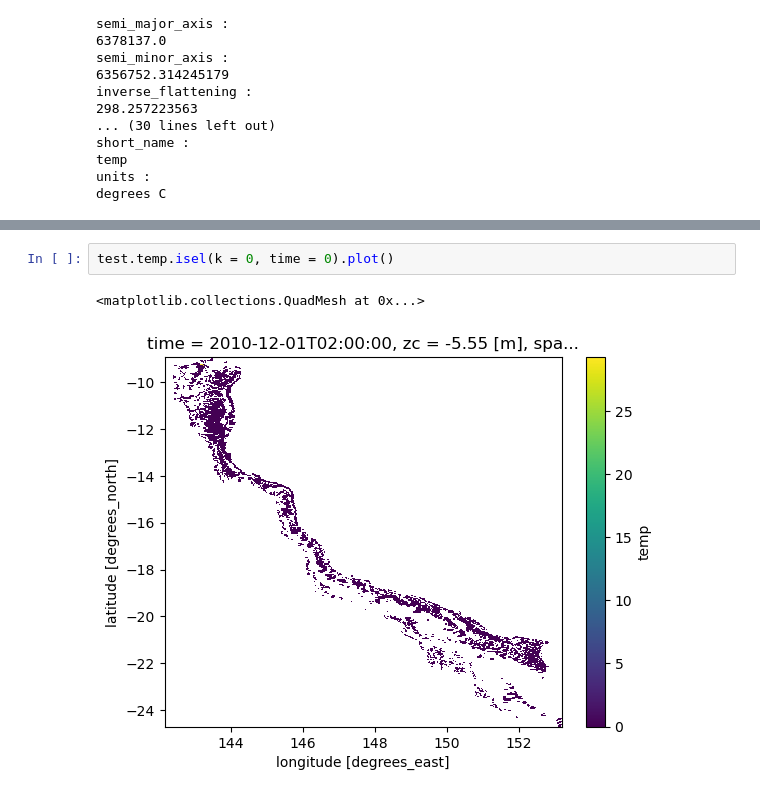
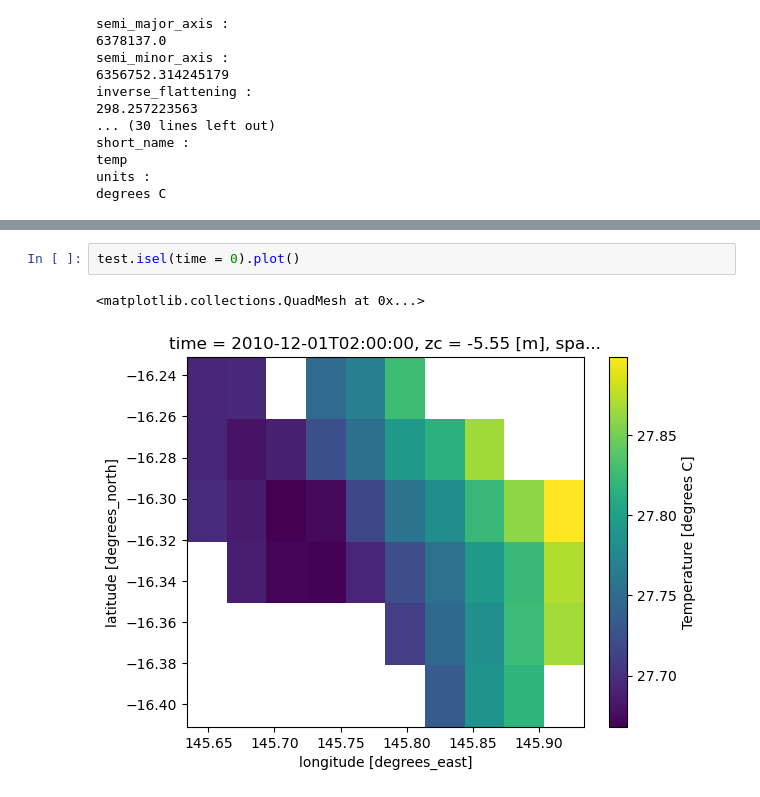
Before and after one commit to oceanhackweek/ohw24_extract_cube_data_overlap_poly_au, a Jupyter notebook: gbreef_fast.ipynb, the cells around one changed output, grey strips where cells are left out. Saved outputs shown, nothing was run; the diff lists cells and outputs as text.

```diff
--- a/gbreef_fast.ipynb
+++ b/gbreef_fast.ipynb
@@ -305,5 +201,5 @@ Attributes: (0)
 # %%
-test.temp.isel(k = 0, time = 0).plot()
+test.isel(time = 0).plot()
 # %% [output]
 <matplotlib.collections.QuadMesh at 0x...>
-[figure, old version]
+[figure, new version]
```
Also changed, not shown: parts of 17 cells of this notebook.
